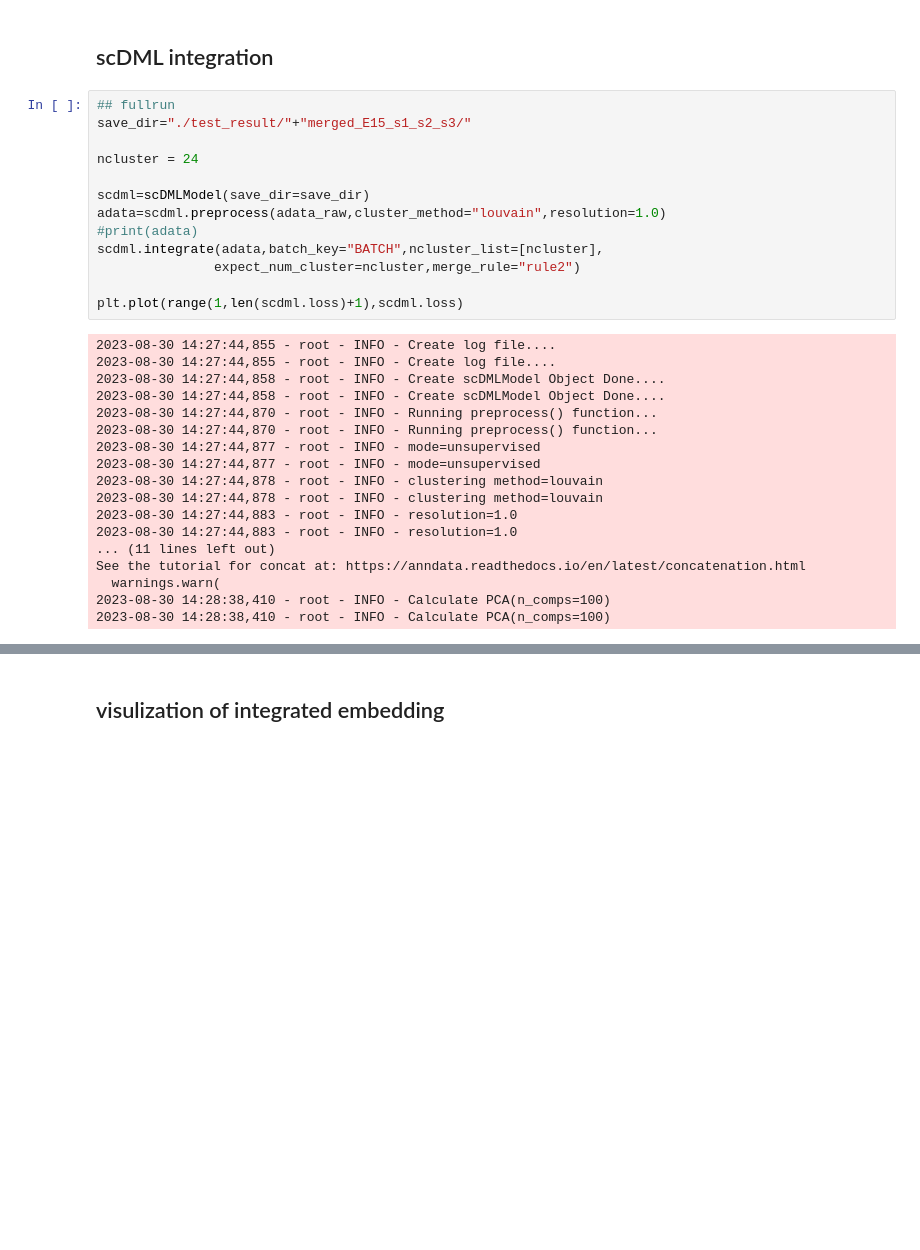
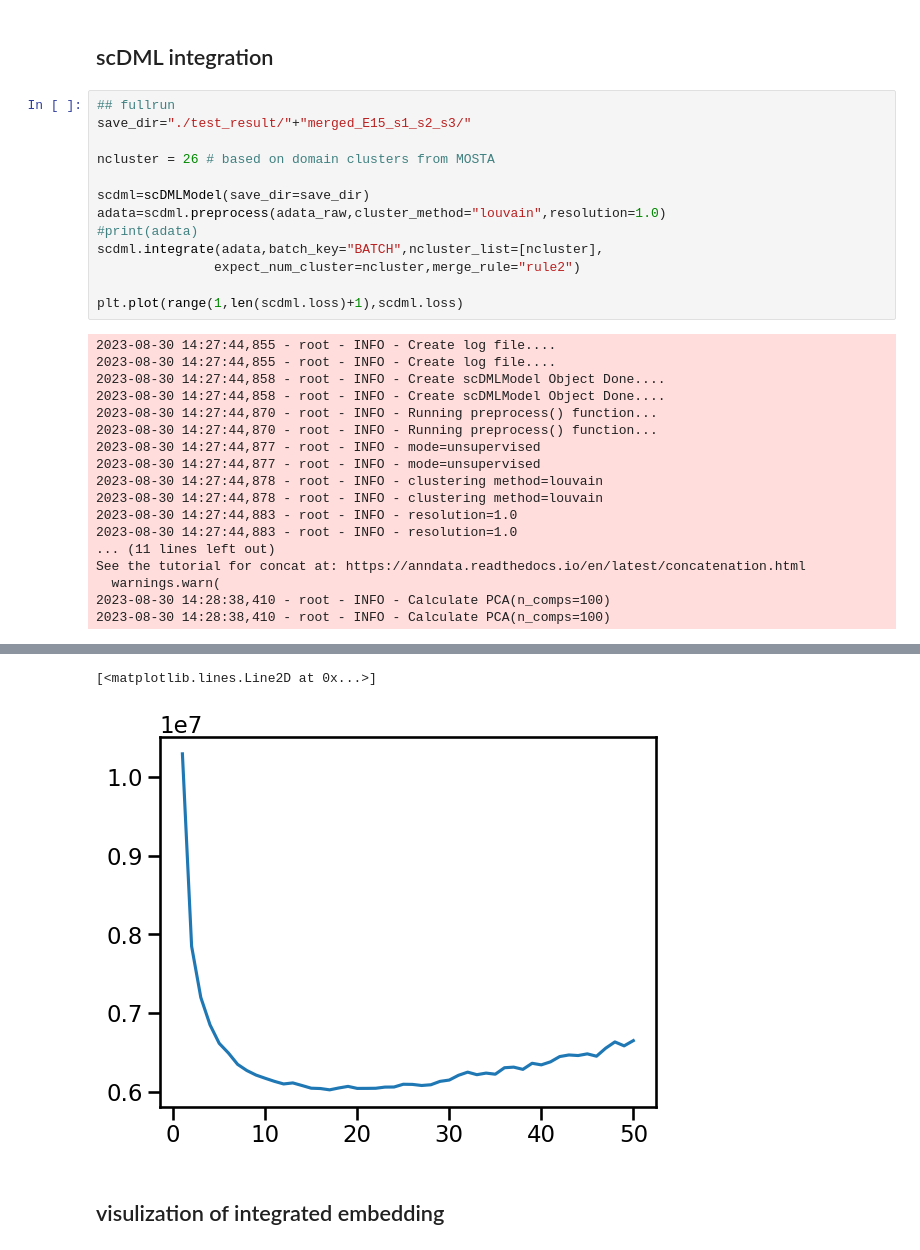
Before and after one commit to aleksstan96/Batch-Effect-Removal-Benchmarking, a Jupyter notebook: scDML/scDML_E15.5_E1S1_S2_S3.ipynb, the cells around one changed output, grey strips where cells are left out. Drawn from its saved outputs; the diff is of its cells as text; blank space fills up the shorter version.

```diff
--- a/scDML/scDML_E15.5_E1S1_S2_S3.ipynb
+++ b/scDML/scDML_E15.5_E1S1_S2_S3.ipynb
@@ -38,7 +38,7 @@ Ima u Harmony delu
 ## fullrun
 save_dir="./test_result/"+"merged_E15_s1_s2_s3/"
 
-ncluster = 24
+ncluster = 26 # based on domain clusters from MOSTA
 
 scdml=scDMLModel(save_dir=save_dir)
 adata=scdml.preprocess(adata_raw,cluster_method="louvain",resolution=1.0)
@@ -68,3 +87,5 @@ See the tutorial for concat at: https://anndata.readthedocs.io/en/latest/concate
+[<matplotlib.lines.Line2D at 0x...>]
+[figure, added]
 # %% [markdown]
 ## visulization of integrated embedding
 # %%
```
Also changed, not shown: parts of 3 cells of this notebook, 9 other files.
